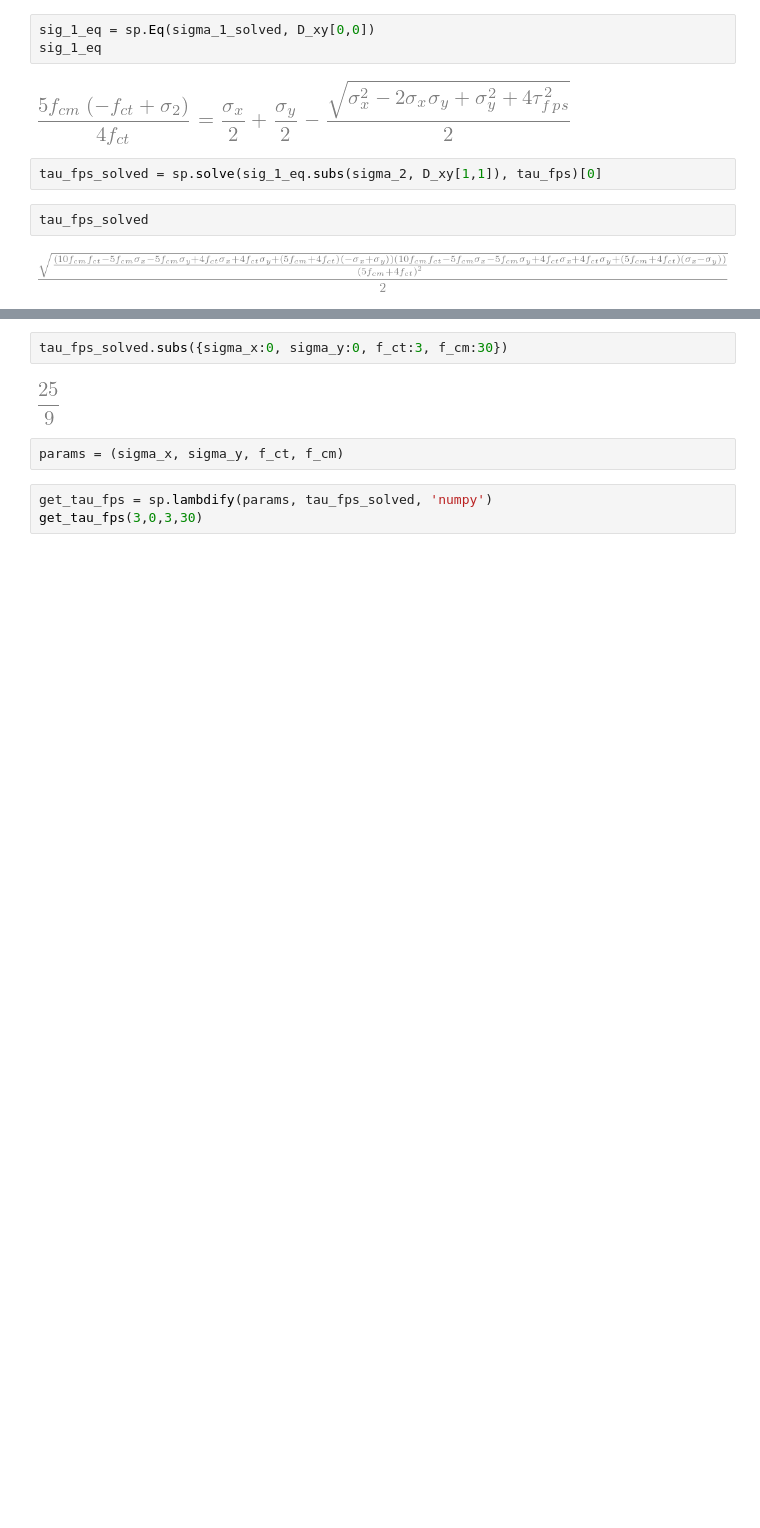
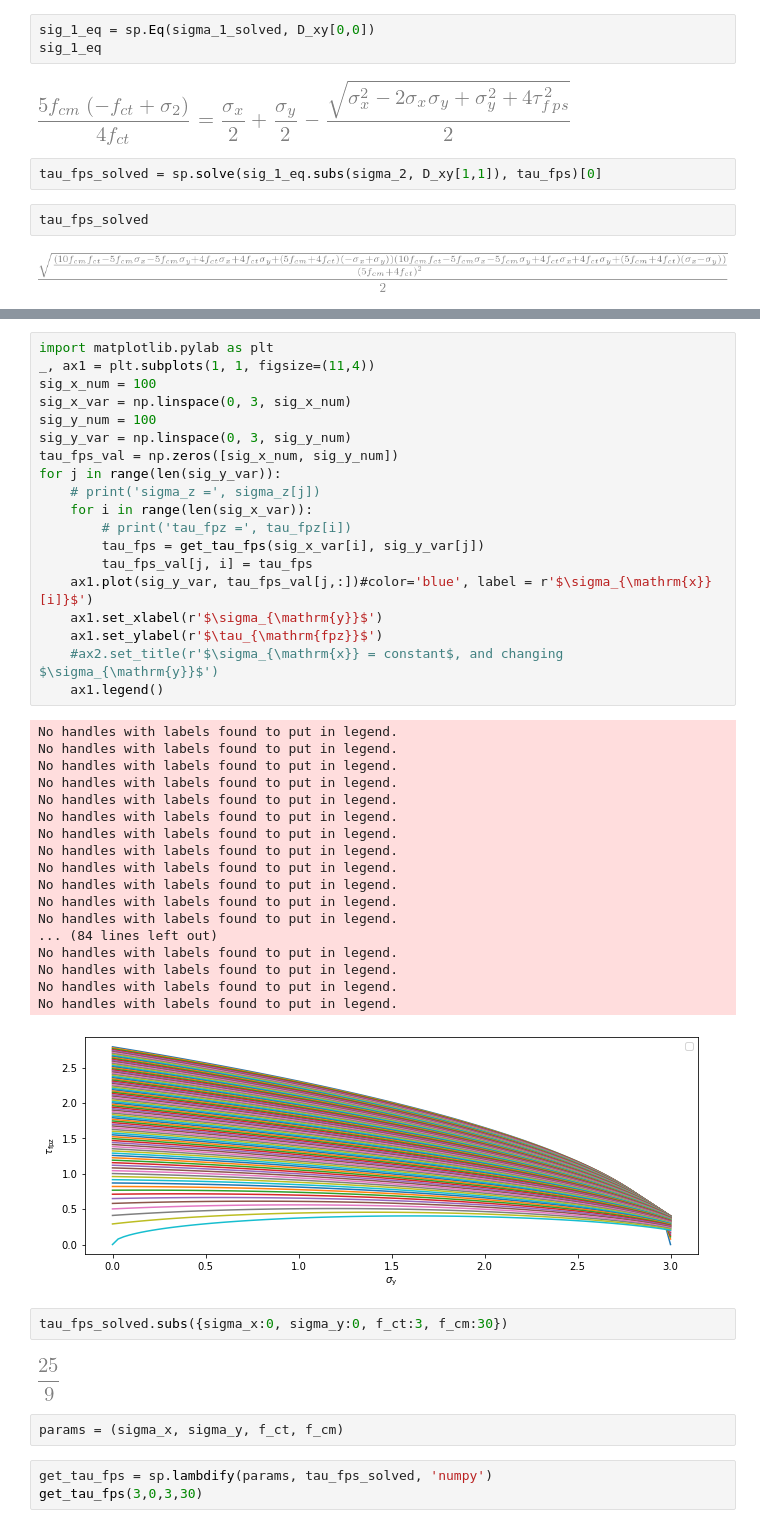
Before and after one commit to bmcs-group/bmcs_shear_zone, a Jupyter notebook: notebooks/fib/crack_tip_martin_concept_implementation.ipynb, the cells around one changed output, grey strips where cells are left out. Drawn from its saved outputs; the diff is of its cells as text; blank space fills up the shorter version.

```diff
--- a/notebooks/fib/crack_tip_martin_concept_implementation.ipynb
+++ b/notebooks/fib/crack_tip_martin_concept_implementation.ipynb
@@ -321,3 +356,41 @@ tau_fps_solved
+# %%
+import matplotlib.pylab as plt
+_, ax1 = plt.subplots(1, 1, figsize=(11,4))
+sig_x_num = 100
+sig_x_var = np.linspace(0, 3, sig_x_num)
+sig_y_num = 100
+sig_y_var = np.linspace(0, 3, sig_y_num)
+tau_fps_val = np.zeros([sig_x_num, sig_y_num])
+for j in range(len(sig_y_var)):
+    # print('sigma_z =', sigma_z[j])
+    for i in range(len(sig_x_var)):
+        # print('tau_fpz =', tau_fpz[i])
+        tau_fps = get_tau_fps(sig_x_var[i], sig_y_var[j])
+        tau_fps_val[j, i] = tau_fps
+    ax1.plot(sig_y_var, tau_fps_val[j,:])#color='blue', label = r'$\sigma_{\mathrm{x}}[i]}$')
+    ax1.set_xlabel(r'$\sigma_{\mathrm{y}}$')
+    ax1.set_ylabel(r'$\tau_{\mathrm{fpz}}$')
+    #ax2.set_title(r'$\sigma_{\mathrm{x}} = constant$, and changing $\sigma_{\mathrm{y}}$')
+    ax1.legend()
+# %% [output]
+No handles with labels found to put in legend.
+No handles with labels found to put in legend.
+No handles with labels found to put in legend.
+No handles with labels found to put in legend.
+No handles with labels found to put in legend.
+No handles with labels found to put in legend.
+No handles with labels found to put in legend.
+No handles with labels found to put in legend.
+No handles with labels found to put in legend.
+No handles with labels found to put in legend.
+No handles with labels found to put in legend.
+No handles with labels found to put in legend.
+... (84 lines left out)
+No handles with labels found to put in legend.
+No handles with labels found to put in legend.
+No handles with labels found to put in legend.
+No handles with labels found to put in legend.
+[figure, added]
 # %%
 tau_fps_solved.subs({sigma_x:0, sigma_y:0, f_ct:3, f_cm:30})
 # %% [output]
```
Also changed, not shown: parts of 18 cells of this notebook, 8 other files.
